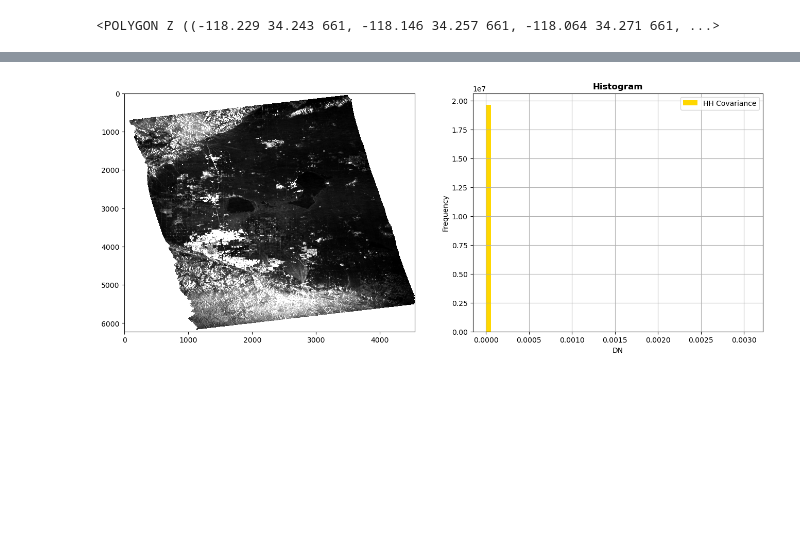
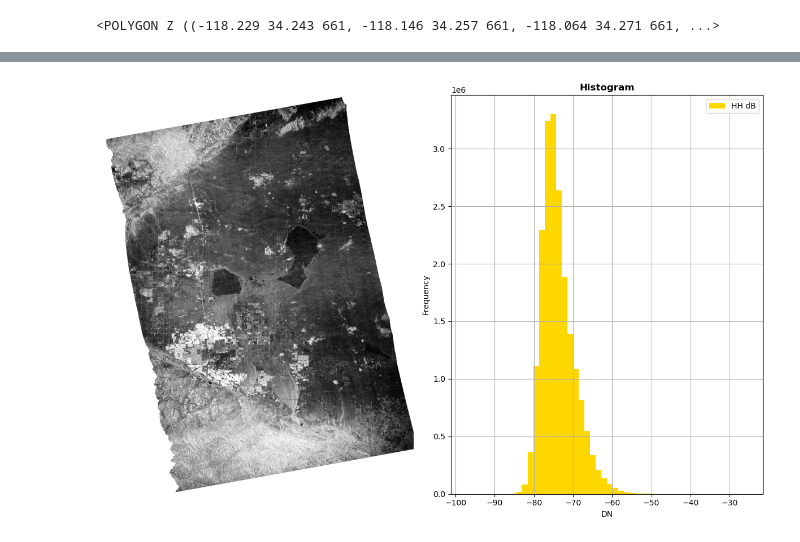
Before and after one commit to m9brady/nisar-tools, a Jupyter notebook: notebooks/gcov.ipynb, the cells around one changed output, grey strips where cells are left out. Saved outputs shown, nothing was run; the diff lists cells and outputs as text; code cells hidden in the pictures; blank space fills up the shorter version.

Commit message:
tweaks - convert some GCOV byte metadata to more-suitable dtype - fix to_geotiff so that pixel spacing makes sense - rerun GCOV notebook

```diff
--- a/notebooks/gcov.ipynb
+++ b/notebooks/gcov.ipynb
@@ -62,12 +63,16 @@ Wall time: 434 ms
 hh_covariance = image_dict['HH']
 # need to mask out any inf values
 hh_covariance[~np.isfinite(hh_covariance)] = np.nan
+# convert to dB
+hh_dB = 10 * np.log10(hh_covariance)
 # %%
 # apply a 5% clip for viewing
-vmin, vmax = np.nanpercentile(hh_covariance, (5, 95))
+vmin, vmax = np.nanpercentile(hh_dB, (5, 95))
 
-fig, (ax_img, ax_hist) = plt.subplots(1, 2, figsize=(16,6))
-show(hh_covariance, vmin=vmin, vmax=vmax, cmap='grey', ax=ax_img, aspect='auto')
-show_hist(hh_covariance, bins=50, title='Histogram', label='HH Covariance', ax=ax_hist);
+fig, (ax_img, ax_hist) = plt.subplots(1, 2, figsize=(12, 8))
+show(hh_dB, vmin=vmin, vmax=vmax, cmap='grey', ax=ax_img, aspect='auto')
+show_hist(hh_dB, bins=50, title='Histogram', label='HH dB', ax=ax_hist)
+ax_img.axis('off')
+fig.tight_layout();
 # %% [output]
-[figure, old version]
+[figure, new version]
```
Also changed, not shown: parts of 2 cells of this notebook, 1 other file.
